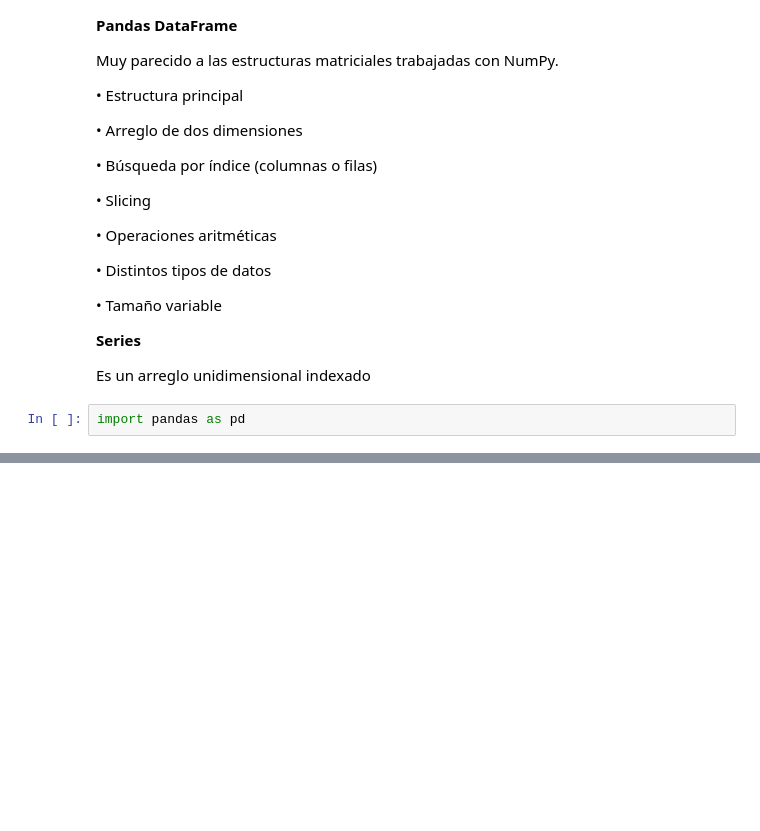
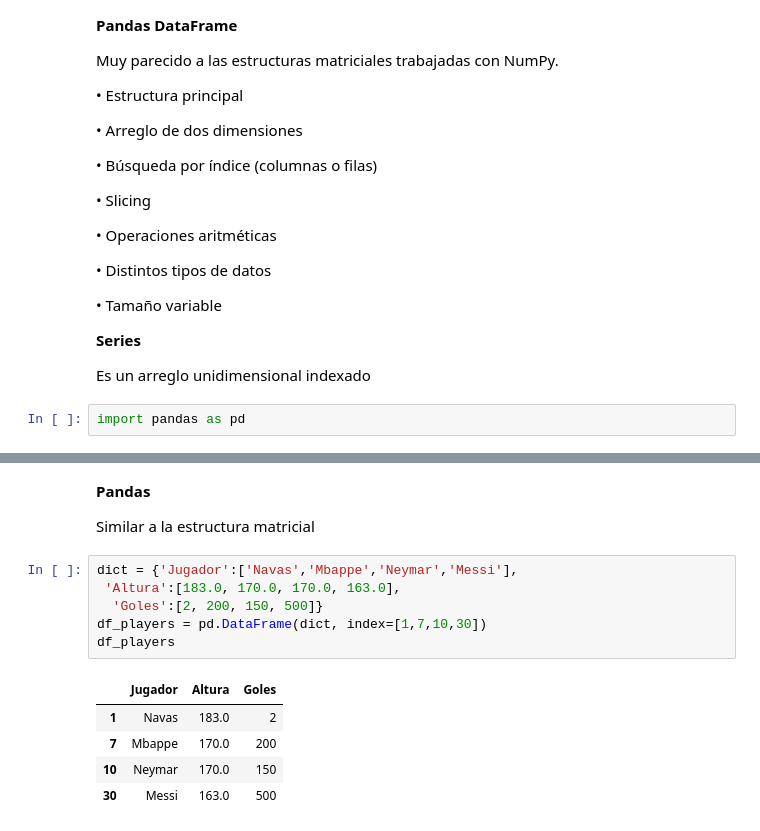
Before and after one commit to Carmen-N/Manipulaci-n-y-Transformaci-n-de-Datos-con-Pandas-y-NumPy, a Jupyter notebook: Datos_con_Pandas_y_NumPy.ipynb, the cells around one changed output, grey strips where cells are left out. Drawn from its saved outputs; the diff is of its cells as text; blank space fills up the shorter version.

```diff
--- a/Datos_con_Pandas_y_NumPy.ipynb
+++ b/Datos_con_Pandas_y_NumPy.ipynb
@@ -632,0 +669,16 @@ import pandas as pd
+# %% [markdown]
+**Pandas**
+
+Similar a la estructura matricial
+# %%
+dict = {'Jugador':['Navas','Mbappe','Neymar','Messi'],
+ 'Altura':[183.0, 170.0, 170.0, 163.0],
+  'Goles':[2, 200, 150, 500]}
+df_players = pd.DataFrame(dict, index=[1,7,10,30])
+df_players
+# %% [output]
+|  | Jugador | Altura | Goles |
+| 1 | Navas | 183.0 | 2 |
+| 7 | Mbappe | 170.0 | 200 |
+| 10 | Neymar | 170.0 | 150 |
+| 30 | Messi | 163.0 | 500 |
```
Also changed, not shown: parts of 15 cells of this notebook.
